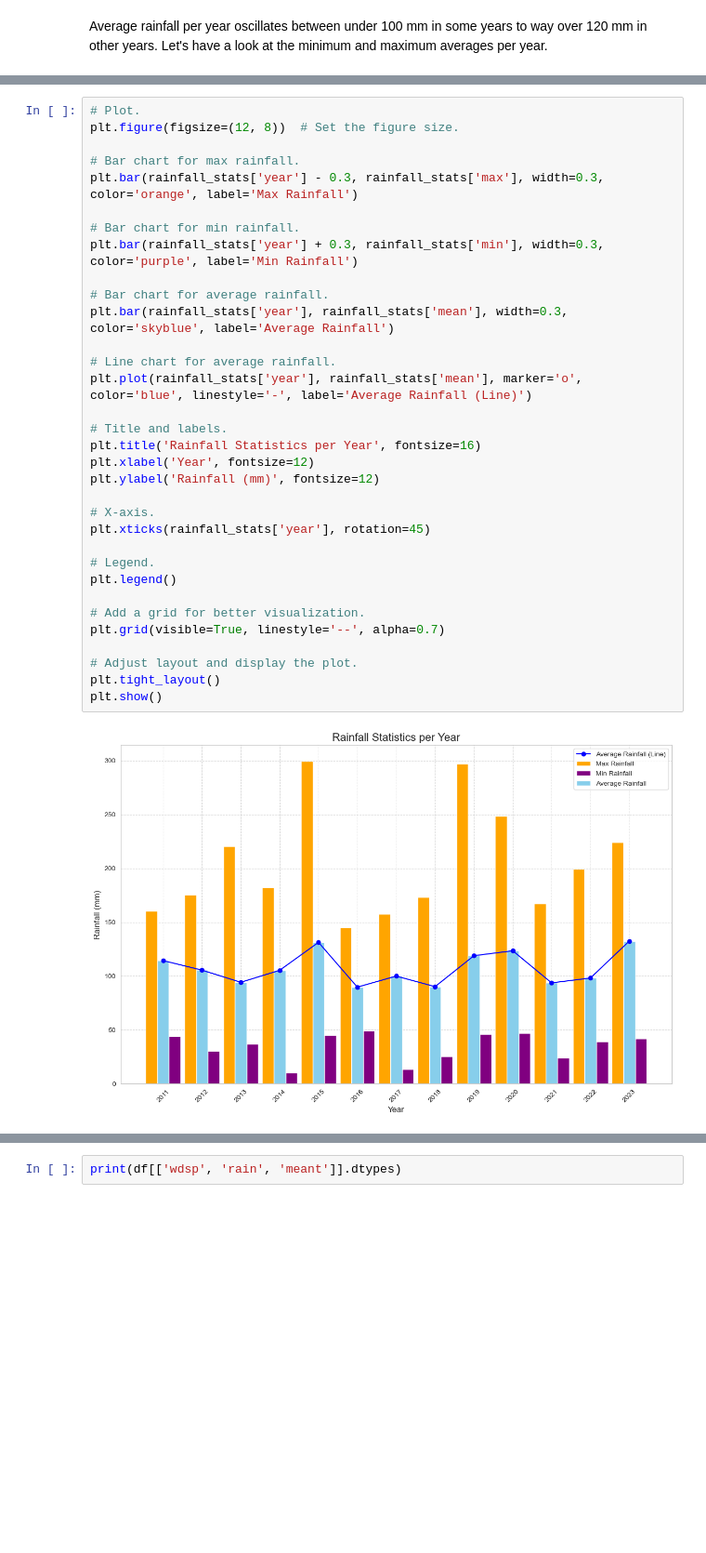
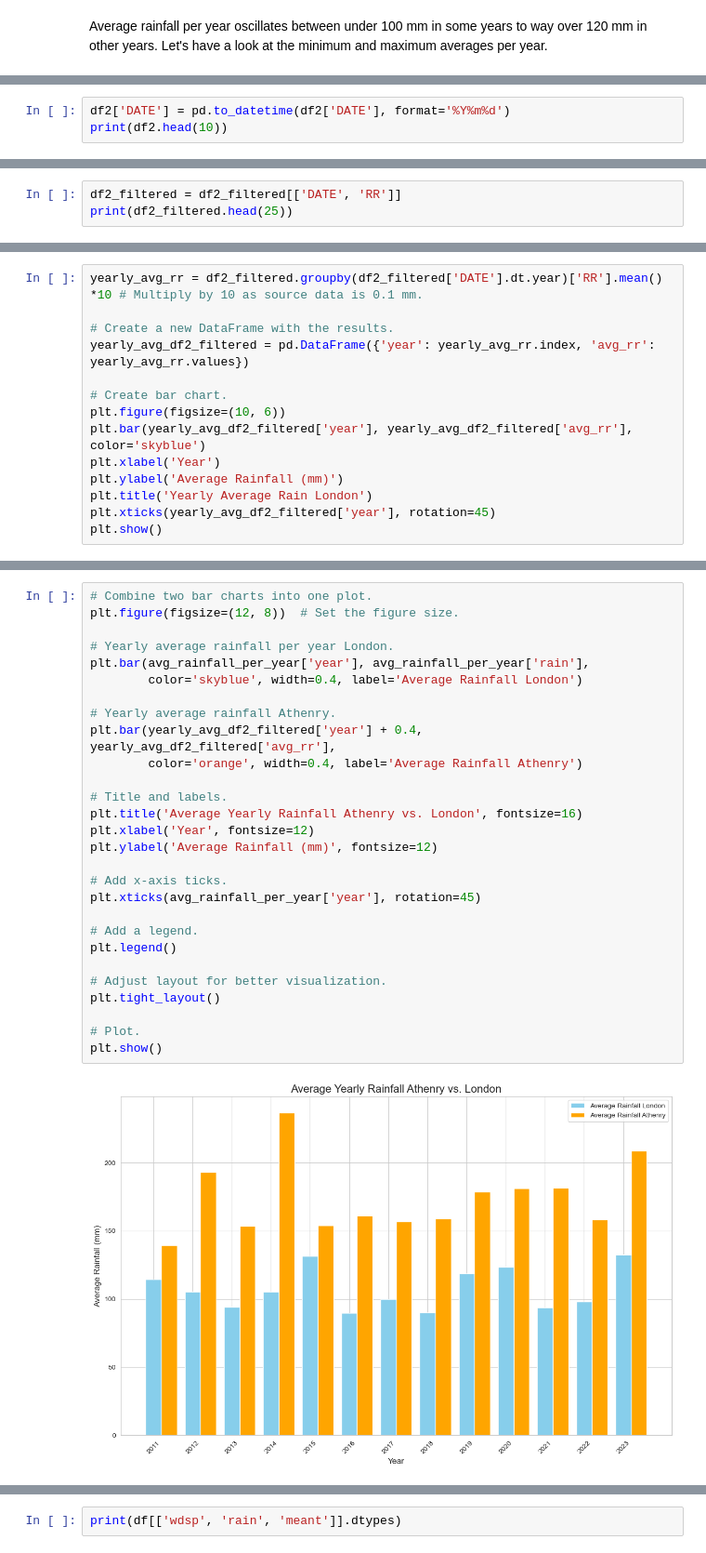
Before and after one commit to MattiDoubleU/PFDA, a Jupyter notebook: Project/Project2024.ipynb, the cells around one changed output, grey strips where cells are left out. Shown at 93% size. Drawn from its saved outputs; the diff is of its cells as text; blank space fills up the shorter version.

Commit message:
Adding London weather data

```diff
--- a/Project/Project2024.ipynb
+++ b/Project/Project2024.ipynb
@@ -276,0 +449,3 @@ Create plot to display mean minimum and maximum in bar charts and overlay with l
+# %%
+df2['DATE'] = pd.to_datetime(df2['DATE'], format='%Y%m%d')
+print(df2.head(10))
@@ -276,0 +515,3 @@ Create plot to display mean minimum and maximum in bar charts and overlay with l
+# %%
+df2_filtered = df2_filtered[['DATE', 'RR']]
+print(df2_filtered.head(25))
@@ -276,0 +558,14 @@ Create plot to display mean minimum and maximum in bar charts and overlay with l
+# %%
+yearly_avg_rr = df2_filtered.groupby(df2_filtered['DATE'].dt.year)['RR'].mean() *10 # Multiply by 10 as source data is 0.1 mm.
+
+# Create a new DataFrame with the results.
+yearly_avg_df2_filtered = pd.DataFrame({'year': yearly_avg_rr.index, 'avg_rr': yearly_avg_rr.values})
+
+# Create bar chart.
+plt.figure(figsize=(10, 6))
+plt.bar(yearly_avg_df2_filtered['year'], yearly_avg_df2_filtered['avg_rr'], color='skyblue')
+plt.xlabel('Year')
+plt.ylabel('Average Rainfall (mm)')
+plt.title('Yearly Average Rain London')
+plt.xticks(yearly_avg_df2_filtered['year'], rotation=45)
+plt.show()
@@ -277,35 +574,30 @@ Create plot to display mean minimum and maximum in bar charts and overlay with l
 # %%
-# Plot.
+# Combine two bar charts into one plot.
 plt.figure(figsize=(12, 8))  # Set the figure size.
 
-# Bar chart for max rainfall.
-plt.bar(rainfall_stats['year'] - 0.3, rainfall_stats['max'], width=0.3, color='orange', label='Max Rainfall')
+# Yearly average rainfall per year London.
+plt.bar(avg_rainfall_per_year['year'], avg_rainfall_per_year['rain'],
+        color='skyblue', width=0.4, label='Average Rainfall London')
 
-# Bar chart for min rainfall.
-plt.bar(rainfall_stats['year'] + 0.3, rainfall_stats['min'], width=0.3, color='purple', label='Min Rainfall')
-
-# Bar chart for average rainfall.
-plt.bar(rainfall_stats['year'], rainfall_stats['mean'], width=0.3, color='skyblue', label='Average Rainfall')
-
-# Line chart for average rainfall.
-plt.plot(rainfall_stats['year'], rainfall_stats['mean'], marker='o', color='blue', linestyle='-', label='Average Rainfall (Line)')
+# Yearly average rainfall Athenry.
+plt.bar(yearly_avg_df2_filtered['year'] + 0.4, yearly_avg_df2_filtered['avg_rr'],
+        color='orange', width=0.4, label='Average Rainfall Athenry')
 
 # Title and labels.
-plt.title('Rainfall Statistics per Year', fontsize=16)
+plt.title('Average Yearly Rainfall Athenry vs. London', fontsize=16)
 plt.xlabel('Year', fontsize=12)
-plt.ylabel('Rainfall (mm)', fontsize=12)
+plt.ylabel('Average Rainfall (mm)', fontsize=12)
 
-# X-axis.
-plt.xticks(rainfall_stats['year'], rotation=45)
+# Add x-axis ticks.
+plt.xticks(avg_rainfall_per_year['year'], rotation=45)
 
-# Legend.
+# Add a legend.
 plt.legend()
 
-# Add a grid for better visualization.
-plt.grid(visible=True, linestyle='--', alpha=0.7)
+# Adjust layout for better visualization.
+plt.tight_layout()
 
-# Adjust layout and display the plot.
-plt.tight_layout()
+# Plot.
 plt.show()
 # %% [output]
-[figure, old version]
+[figure, new version]
```
Also changed, not shown: parts of 32 cells of this notebook, 3 other files.
